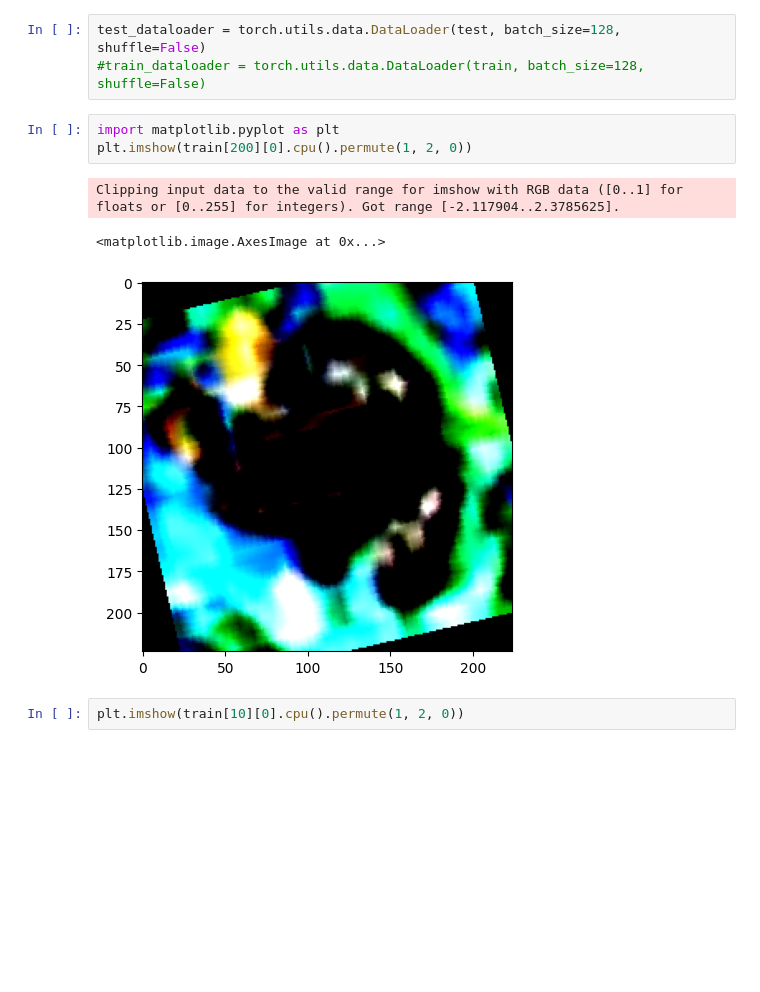
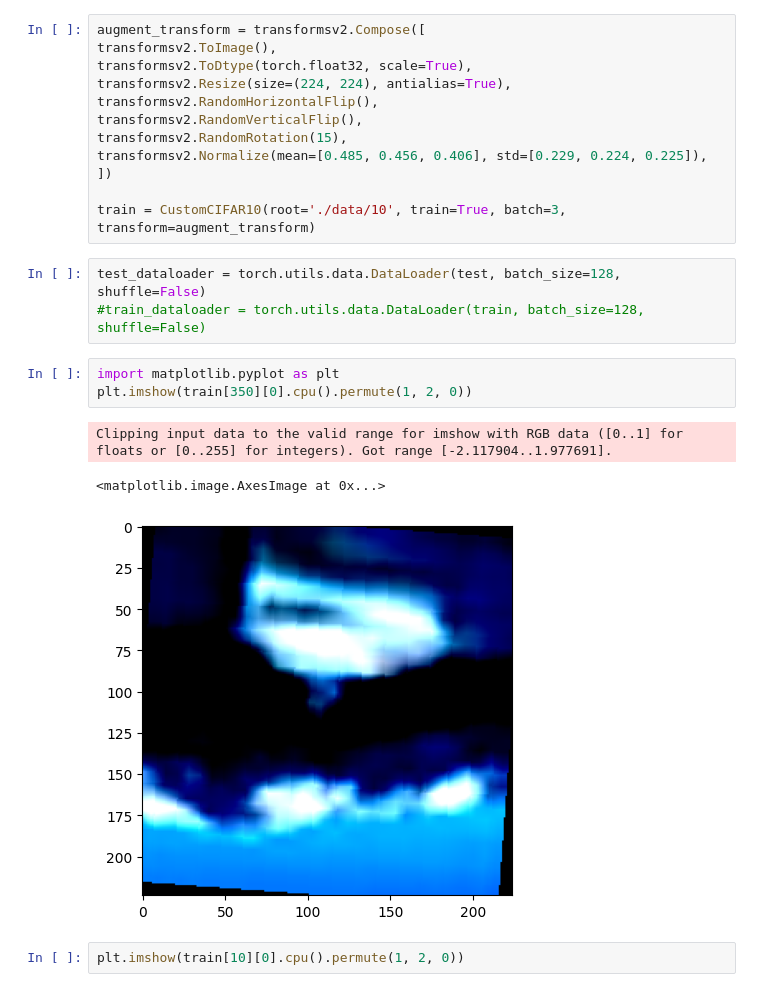
Before and after one commit to DragounJ/DiplomovaPrace, a Jupyter notebook: actual/precompute_logits.ipynb, the cells around one changed output. Saved outputs shown, nothing was run; the diff lists cells and outputs as text; blank space fills up the shorter version.

Commit message:
Teoretické řešení různých augmentací

```diff
--- a/actual/precompute_logits.ipynb
+++ b/actual/precompute_logits.ipynb
@@ -167,16 +164,28 @@ train = CustomCIFAR10(root='./data/10', train=True, batch=1, transform=augment_t
 test = CustomCIFAR10(root='./data/10', train=False, transform=transform)
 #test = CustomCIFAR100(root='./data/100', train=False, transform=transform)
 #train = CustomCIFAR100(root='./data/100', train=True, transform=transform)
+# %%
+augment_transform = transformsv2.Compose([
+transformsv2.ToImage(),
+transformsv2.ToDtype(torch.float32, scale=True),
+transformsv2.Resize(size=(224, 224), antialias=True),
+transformsv2.RandomHorizontalFlip(),
+transformsv2.RandomVerticalFlip(),
+transformsv2.RandomRotation(15),
+transformsv2.Normalize(mean=[0.485, 0.456, 0.406], std=[0.229, 0.224, 0.225]),
+])
+
+train = CustomCIFAR10(root='./data/10', train=True, batch=3, transform=augment_transform)
 # %%
 test_dataloader = torch.utils.data.DataLoader(test, batch_size=128, shuffle=False)
 #train_dataloader = torch.utils.data.DataLoader(train, batch_size=128, shuffle=False)
 # %%
 import matplotlib.pyplot as plt
-plt.imshow(train[200][0].cpu().permute(1, 2, 0))
+plt.imshow(train[350][0].cpu().permute(1, 2, 0))
 # %% [output]
-Clipping input data to the valid range for imshow with RGB data ([0..1] for floats or [0..255] for integers). Got range [-2.117904..2.3785625].
+Clipping input data to the valid range for imshow with RGB data ([0..1] for floats or [0..255] for integers). Got range [-2.117904..1.977691].
 <matplotlib.image.AxesImage at 0x...>
-[figure, old version]
+[figure, new version]
 # %%
 plt.imshow(train[10][0].cpu().permute(1, 2, 0))
 # %% [output]
```
Also changed, not shown: parts of 2 cells of this notebook, 1 other file.
